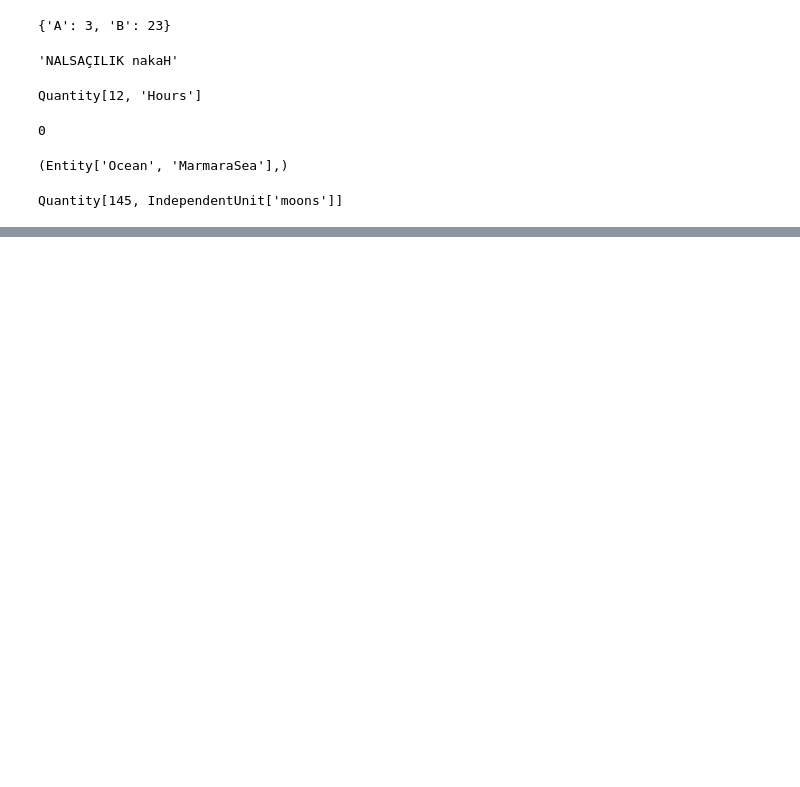
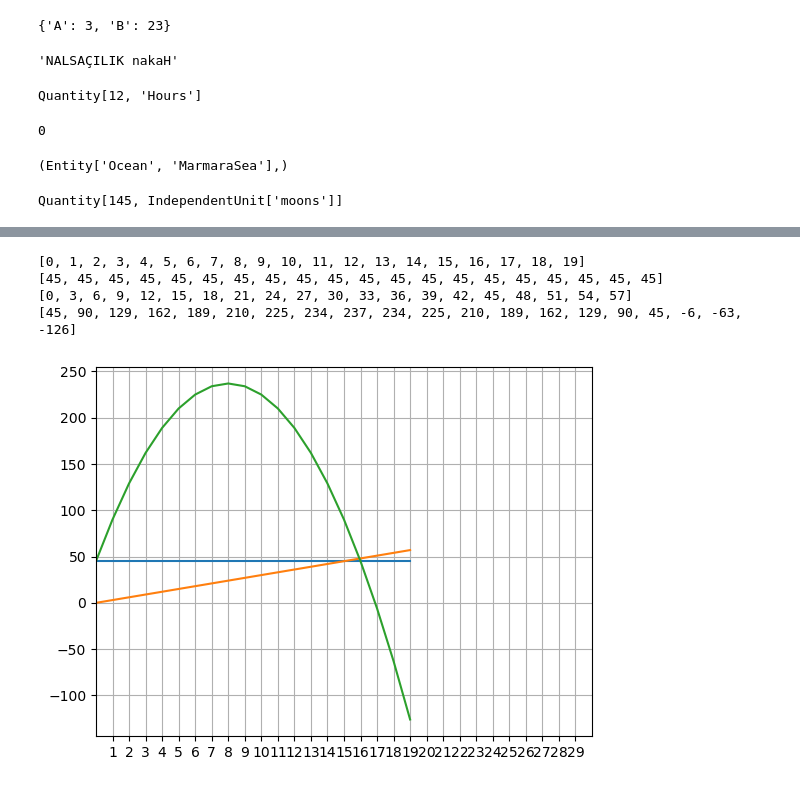
Before and after one commit to onkanat/Jlab, a Jupyter notebook: garbeg/wolfram_notlar.ipynb, the cells around one changed output, grey strips where cells are left out. Cells and saved outputs as stored; diff of their text form; code cells hidden in the pictures; blank space fills up the shorter version.

```diff
--- a/garbeg/wolfram_notlar.ipynb
+++ b/garbeg/wolfram_notlar.ipynb
@@ -56,0 +59,39 @@ session.terminate()
+# %%
+import matplotlib.pyplot as plt
+import numpy as np
+
+A = []    # m/s
+B = []    # m/s
+Ba = 3    # m/s^2
+t = []    # saniye
+F = []    # metre
+
+for i in range(20):
+    t.append(i)
+    A.append(45)
+    Bv = Ba*(i) # B Arabasının hızı
+    B.append(Bv)
+
+    A_cord = 45 + A[i]*i
+    B_cord = B[i]*(i-1)
+    A_Bf = (A_cord - B_cord)
+    F.append(A_Bf)
+print(t)
+print(A)
+print(B)
+print(F)
+# %% [output]
+[0, 1, 2, 3, 4, 5, 6, 7, 8, 9, 10, 11, 12, 13, 14, 15, 16, 17, 18, 19]
+[45, 45, 45, 45, 45, 45, 45, 45, 45, 45, 45, 45, 45, 45, 45, 45, 45, 45, 45, 45]
+[0, 3, 6, 9, 12, 15, 18, 21, 24, 27, 30, 33, 36, 39, 42, 45, 48, 51, 54, 57]
+[45, 90, 129, 162, 189, 210, 225, 234, 237, 234, 225, 210, 189, 162, 129, 90, 45, -6, -63, -126]
+# %%
+fig, ax = plt.subplots()
+ax.plot(t,A)
+ax.plot(t,B)
+ax.plot(t,F)
+ax.set(xlim=(0,30), xticks=np.arange(1,30))
+ax.grid()
+plt.show()
+# %% [output]
+[figure, added]
```
Also changed, not shown: parts of 1 cell of this notebook, 4 other files.
